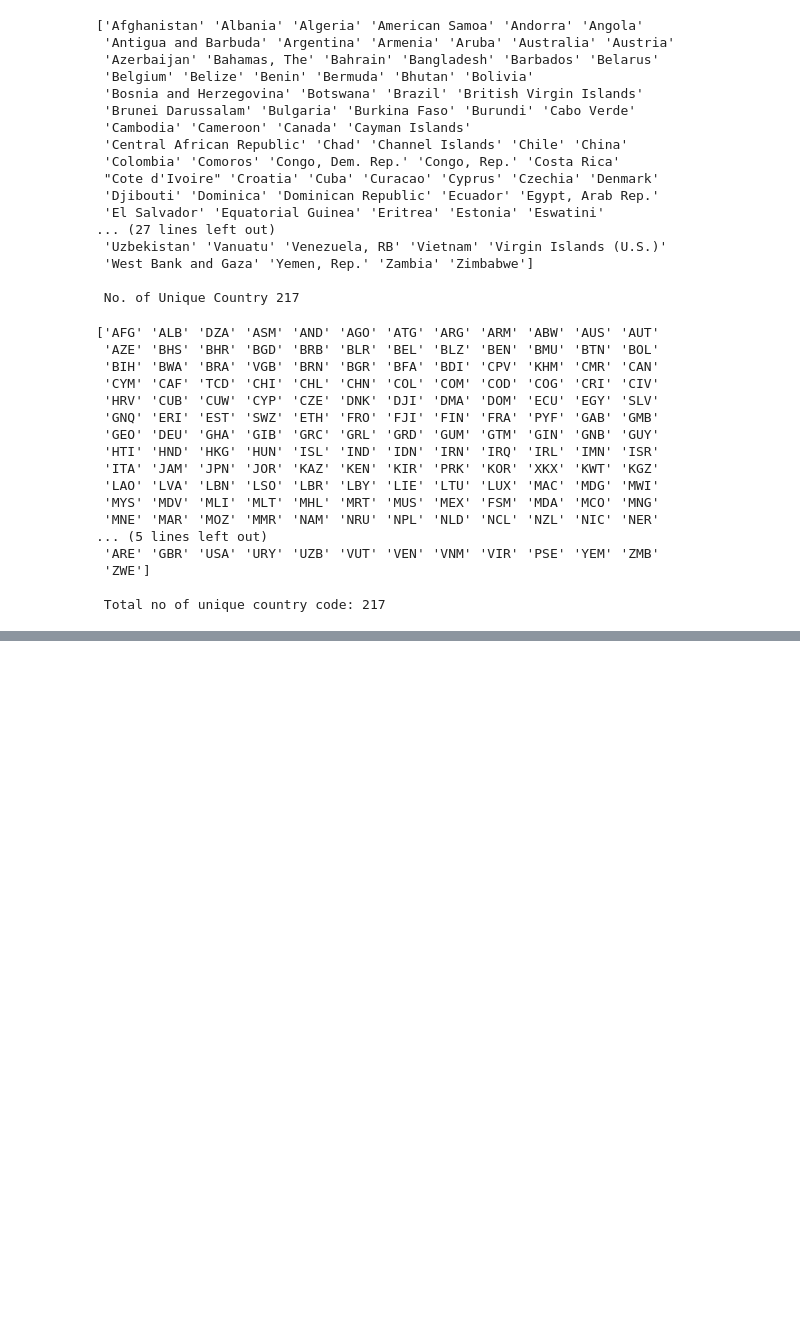
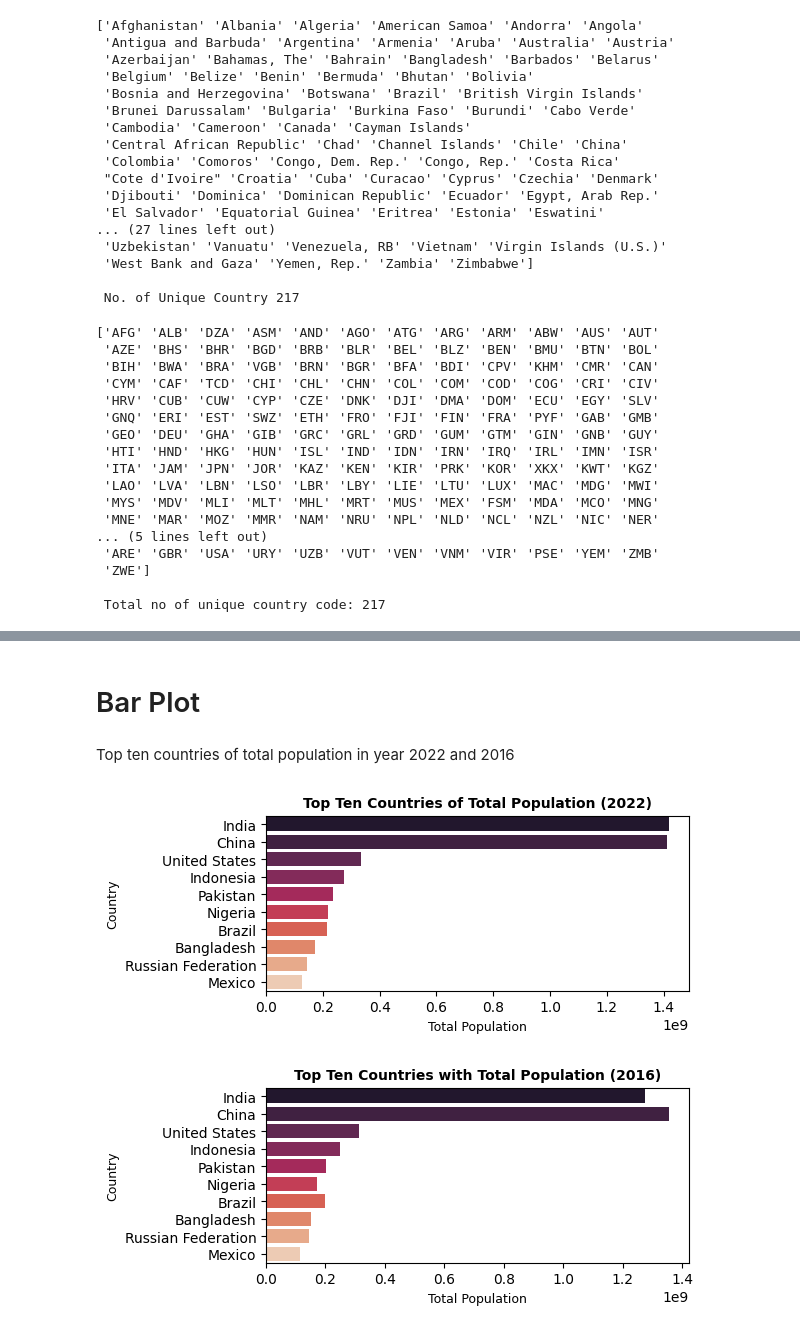
Before and after one commit to KhanS0hail/DS_TASK_01, a Jupyter notebook: Task_01.ipynb, the cells around one changed output, grey strips where cells are left out. Saved outputs shown, nothing was run; the diff lists cells and outputs as text; code cells hidden in the pictures; blank space fills up the shorter version.

```diff
--- a/Task_01.ipynb
+++ b/Task_01.ipynb
@@ -183,0 +185,23 @@ Top ten countries of total population
+# %% [markdown]
+# Bar Plot
+# %% [markdown]
+Top ten countries of total population in year 2022 and 2016
+# %%
+plt.figure(figsize=(12, 5))
+plt.subplot(2,2,1)
+sns.barplot(x="2022", y="Country Name", data=total_top_ten_countries,hue="Country Name",palette="rocket")
+plt.title("Top Ten Countries of Total Population (2022)",fontsize=10,fontweight='bold')
+plt.xlabel("Total Population",fontsize=9)
+plt.ylabel("Country",fontsize=9)
+plt.show()
+
+plt.figure(figsize=(12, 5))
+plt.subplot(2,2,2)
+sns.barplot(x="2012", y="Country Name", data=total_top_ten_countries,hue="Country Name",palette="rocket")
+plt.title("Top Ten Countries with Total Population (2016)",fontsize=10,fontweight='bold')
+plt.xlabel("Total Population",fontsize=9)
+plt.ylabel("Country",fontsize=9)
+plt.show()
+# %% [output]
+[figure, added]
+[figure, added]
```
Also changed, not shown: parts of 12 cells of this notebook.
